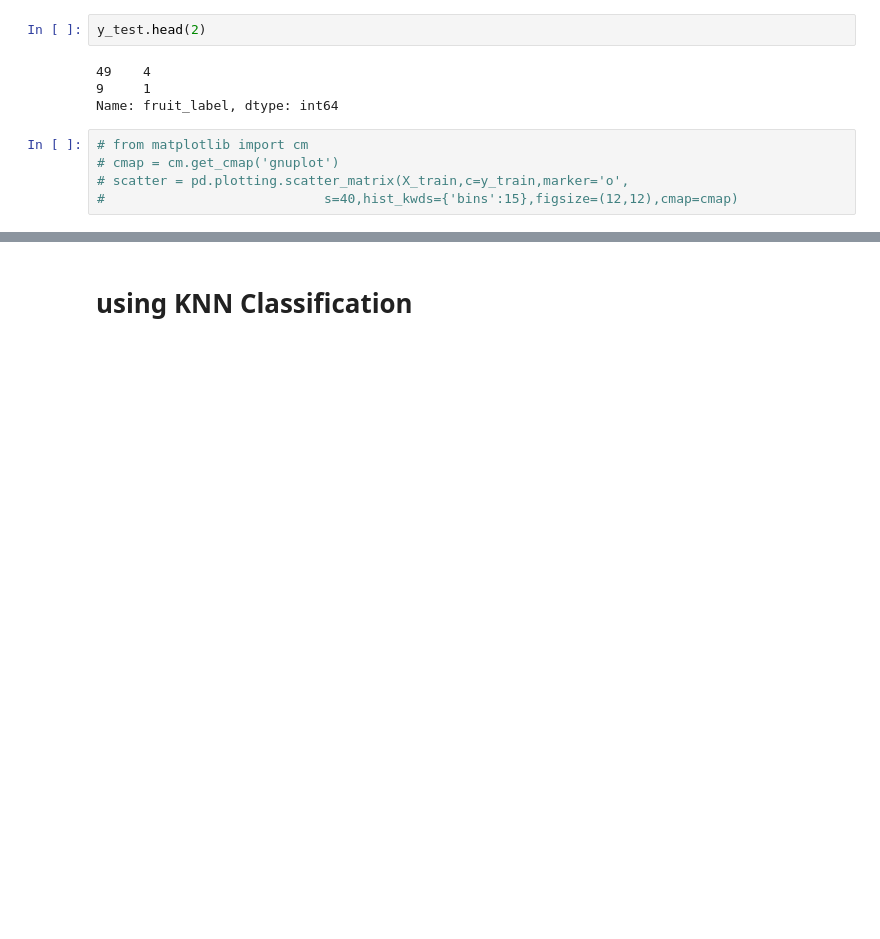
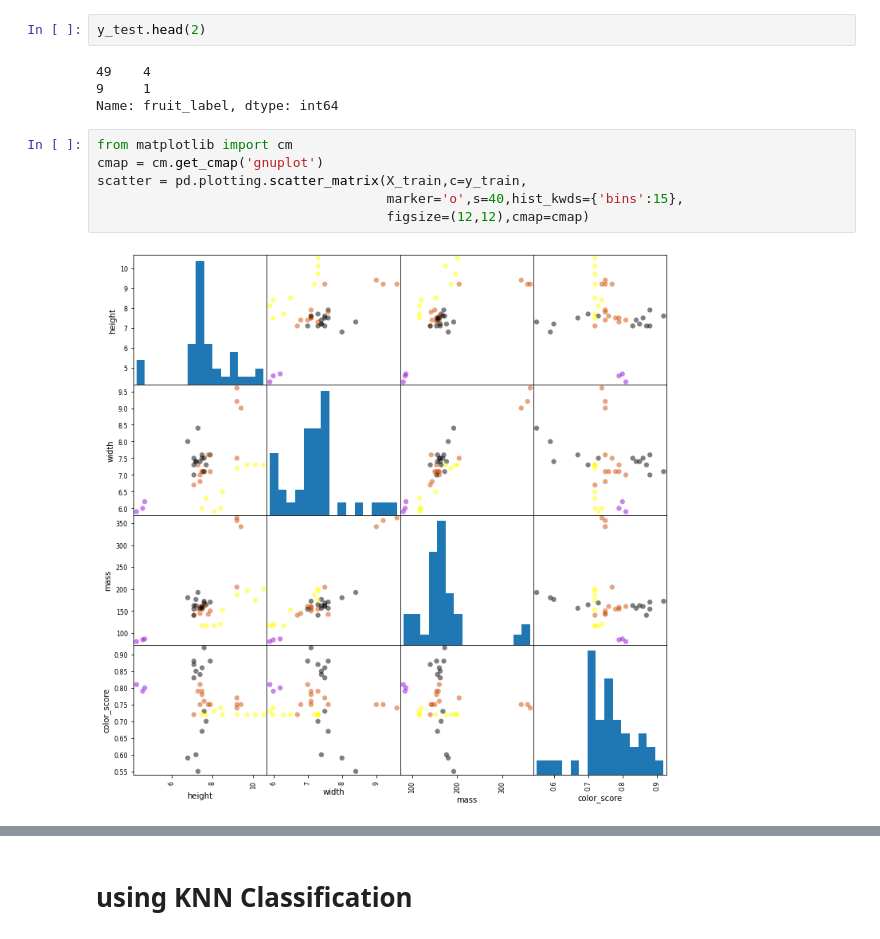
Before and after one commit to 4bic/learn_code, a Jupyter notebook: applied_ML-Coursera/Module_1-Intro_to_SciKit_Learn/module1.ipynb, the cells around one changed output, grey strips where cells are left out. Saved outputs shown, nothing was run; the diff lists cells and outputs as text; blank space fills up the shorter version.

```diff
--- a/applied_ML-Coursera/Module_1-Intro_to_SciKit_Learn/module1.ipynb
+++ b/applied_ML-Coursera/Module_1-Intro_to_SciKit_Learn/module1.ipynb
@@ -61,10 +64,13 @@ y_test.head(2)
 9     1
 Name: fruit_label, dtype: int64
 # %%
-# from matplotlib import cm
-# cmap = cm.get_cmap('gnuplot')
-# scatter = pd.plotting.scatter_matrix(X_train,c=y_train,marker='o',
-#                            s=40,hist_kwds={'bins':15},figsize=(12,12),cmap=cmap)
+from matplotlib import cm
+cmap = cm.get_cmap('gnuplot')
+scatter = pd.plotting.scatter_matrix(X_train,c=y_train,
+                                     marker='o',s=40,hist_kwds={'bins':15},
+                                     figsize=(12,12),cmap=cmap)
+# %% [output]
+[figure, added]
 # %%
 sns.pairplot(fruits,hue='fruit_label')
 # %% [output]
```
Also changed, not shown: parts of 16 cells of this notebook.
